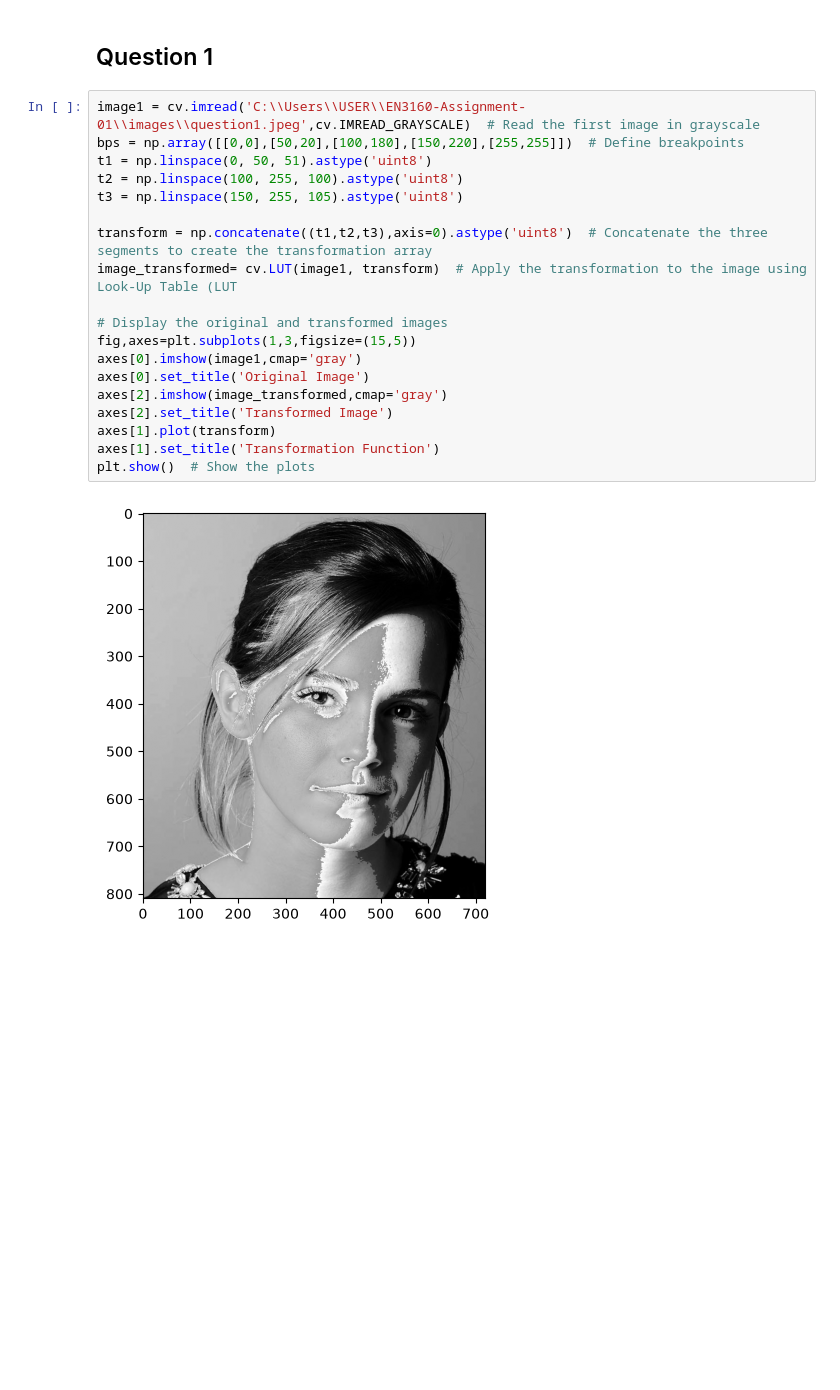
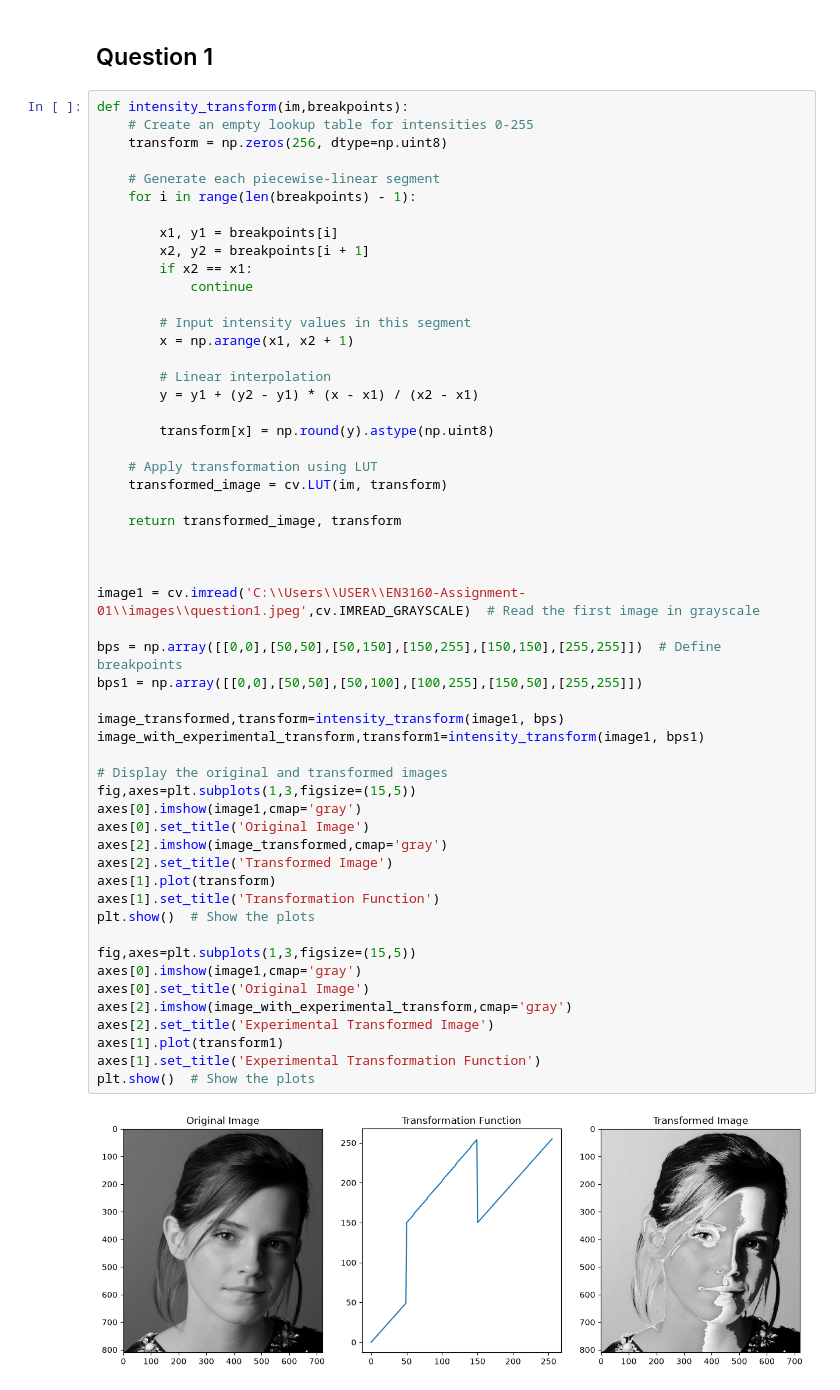
Before and after one commit to manjarimeedeniya/EN3160-Assignment-01, a Jupyter notebook: 230407K_Assignment_01.ipynb, the cells around one changed output. Cells and saved outputs as stored; diff of their text form; blank space fills up the shorter version.

```diff
--- a/230407K_Assignment_01.ipynb
+++ b/230407K_Assignment_01.ipynb
@@ -13,23 +13,58 @@ import matplotlib.pyplot as plt
 # %% [markdown]
 ## Question 1
 # %%
+def intensity_transform(im,breakpoints):
+    # Create an empty lookup table for intensities 0-255
+    transform = np.zeros(256, dtype=np.uint8)
+
+    # Generate each piecewise-linear segment
+    for i in range(len(breakpoints) - 1):
+
+        x1, y1 = breakpoints[i]
+        x2, y2 = breakpoints[i + 1]
+        if x2 == x1:
+            continue
+
+        # Input intensity values in this segment
+        x = np.arange(x1, x2 + 1)
+
+        # Linear interpolation
+        y = y1 + (y2 - y1) * (x - x1) / (x2 - x1)
+
+        transform[x] = np.round(y).astype(np.uint8)
+
+    # Apply transformation using LUT
+    transformed_image = cv.LUT(im, transform)
+
+    return transformed_image, transform
+
+
+
 image1 = cv.imread('C:\\Users\\USER\\EN3160-Assignment-01\\images\\question1.jpeg',cv.IMREAD_GRAYSCALE)  # Read the first image in grayscale
-bps = np.array([[0,0],[50,20],[100,180],[150,220],[255,255]])  # Define breakpoints
-t1 = np.linspace(0, 50, 51).astype('uint8')
-t2 = np.linspace(100, 255, 100).astype('uint8')
-t3 = np.linspace(150, 255, 105).astype('uint8')
 
-transform = np.concatenate((t1,t2,t3),axis=0).astype('uint8')  # Concatenate the three segments to create the transformation array
-image_transformed= cv.LUT(image1, transform)  # Apply the transformation to the image using Look-Up Table (LUT
+bps = np.array([[0,0],[50,50],[50,150],[150,255],[150,150],[255,255]])  # Define breakpoints
+bps1 = np.array([[0,0],[50,50],[50,100],[100,255],[150,50],[255,255]])
+
+image_transformed,transform=intensity_transform(image1, bps)
+image_with_experimental_transform,transform1=intensity_transform(image1, bps1)
 
 # Display the original and transformed images
 fig,axes=plt.subplots(1,3,figsize=(15,5))
 axes[0].imshow(image1,cmap='gray')
 axes[0].set_title('Original Image')
 axes[2].imshow(image_transformed,cmap='gray')
 axes[2].set_title('Transformed Image')
 axes[1].plot(transform)
 axes[1].set_title('Transformation Function')
 plt.show()  # Show the plots
+
+fig,axes=plt.subplots(1,3,figsize=(15,5))
+axes[0].imshow(image1,cmap='gray')
+axes[0].set_title('Original Image')
+axes[2].imshow(image_with_experimental_transform,cmap='gray')
+axes[2].set_title('Experimental Transformed Image')
+axes[1].plot(transform1)
+axes[1].set_title('Experimental Transformation Function')
+plt.show()  # Show the plots
 # %% [output]
-[figure, old version]
+[figure, new version]
```
Also changed, not shown: parts of 5 cells of this notebook, 2 other files.
